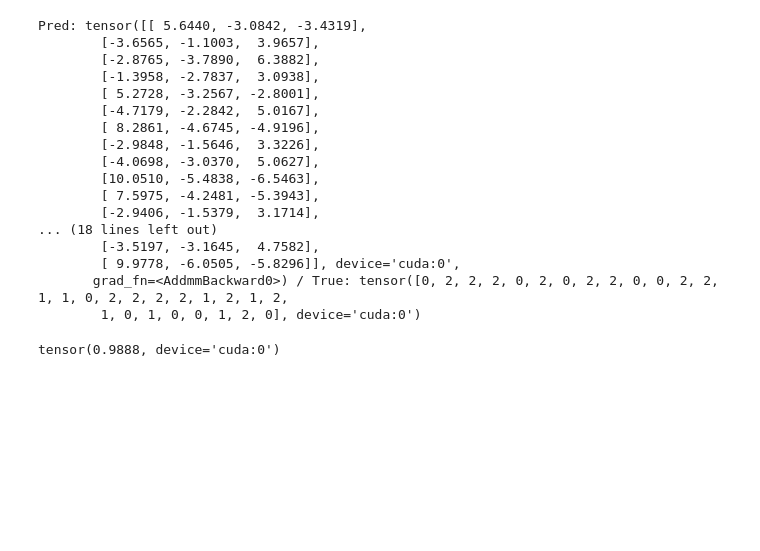
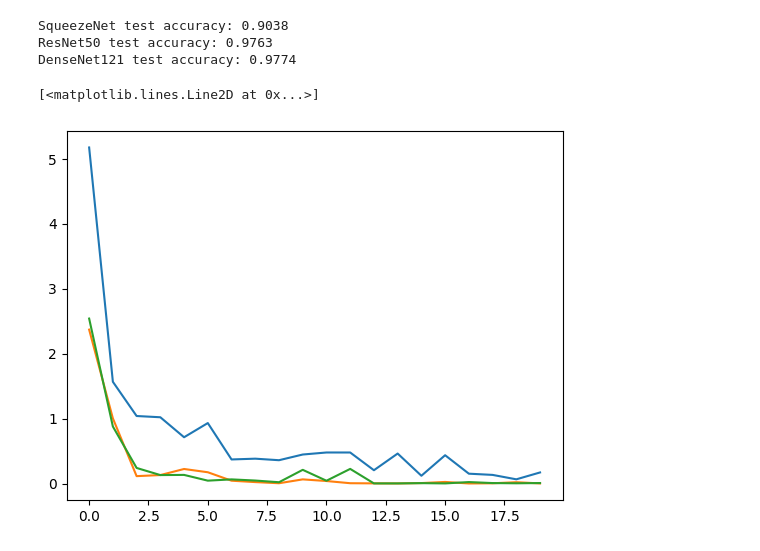
Before and after one commit to Quinn-Beck/B200C-LEGO-Classification-Project, a Jupyter notebook: baseline_performance.ipynb, the cells around one changed output. Saved outputs shown, nothing was run; the diff lists cells and outputs as text; code cells hidden in the pictures; blank space fills up the shorter version.

```diff
--- a/baseline_performance.ipynb
+++ b/baseline_performance.ipynb
@@ -12,5 +17,8 @@ from preprocessing_pipeline import get_data
 # %%
-num_classes = 3
+# set number of classes to 10 for baseline performance comparison
+num_classes = 10
+# 20 training epochs
+num_epochs = 20
 
 device = torch.device("cuda" if torch.cuda.is_available() else "cpu")
 # %%
@@ -123,0 +134,35 @@ KeyboardInterrupt:
+# %%
+densenet_model = densenet121(weights='DEFAULT')
+# get number of in features from source
+num_features = densenet_model.classifier.in_features
+# redefine the networks final fully connected layer
+densenet_model.classifier = nn.Linear(num_features, num_classes)
+# send to gpu
+densenet_model = densenet_model.to(device)
+
+
+dense_loss_fn = nn.CrossEntropyLoss()
+dense_optimizer = torch.optim.Adam(params=densenet_model.parameters(), lr = 1e-5)
+
+# initialize training loss
+dense_training_loss = []
+
+
+for epoch in range(num_epochs):
+    for i, (b_x, b_y) in enumerate(train_dataloader):
+        # load data to gpu
+        b_x = b_x.to(device)
+        b_y = b_y.to(device)
+
+        y_pred = densenet_model(b_x)
+        loss = dense_loss_fn(y_pred, b_y)
+
+        dense_optimizer.zero_grad()
+        loss.backward()
+        dense_optimizer.step()
+
+        # progress_bar.update(1)
+
+        if i % 5000 == 0:
+            dense_training_loss.append(loss.item())
+            print(f"Epoch: {epoch+1}/{num_epochs} --- Training Loss: {loss.item():.4f} --- Training Accuracy: ")
@@ -162,21 +205,15 @@ tensor(0.9775, device='cuda:0')
-# %%
-validate(resnet_model, test_dataloader)
-# %% [output]
-Pred: tensor([[ 5.6440, -3.0842, -3.4319],
-        [-3.6565, -1.1003,  3.9657],
-        [-2.8765, -3.7890,  6.3882],
-        [-1.3958, -2.7837,  3.0938],
-        [ 5.2728, -3.2567, -2.8001],
-        [-4.7179, -2.2842,  5.0167],
-        [ 8.2861, -4.6745, -4.9196],
-        [-2.9848, -1.5646,  3.3226],
-        [-4.0698, -3.0370,  5.0627],
-        [10.0510, -5.4838, -6.5463],
-        [ 7.5975, -4.2481, -5.3943],
-        [-2.9406, -1.5379,  3.1714],
-... (18 lines left out)
-        [-3.5197, -3.1645,  4.7582],
-        [ 9.9778, -6.0505, -5.8296]], device='cuda:0',
-       grad_fn=<AddmmBackward0>) / True: tensor([0, 2, 2, 2, 0, 2, 0, 2, 2, 0, 0, 2, 2, 1, 1, 0, 2, 2, 2, 2, 1, 2, 1, 2,
-        1, 0, 1, 0, 0, 1, 2, 0], device='cuda:0')
-tensor(0.9888, device='cuda:0')
+# %%
+print(f"SqueezeNet test accuracy: {validate(squeezenet_model, test_dataloader).item():.4f}")
+print(f"ResNet50 test accuracy: {validate(resnet_model, test_dataloader).item():.4f}")
+print(f"DenseNet121 test accuracy: {validate(densenet_model, test_dataloader).item():.4f}")
+# %% [output]
+SqueezeNet test accuracy: 0.9038
+ResNet50 test accuracy: 0.9763
+DenseNet121 test accuracy: 0.9774
+# %%
+plt.plot(squeeze_training_loss)
+plt.plot(res_training_loss)
+plt.plot(dense_training_loss)
+# %% [output]
+[<matplotlib.lines.Line2D at 0x...>]
+[figure, added]
```
Also changed, not shown: parts of 7 cells of this notebook.
